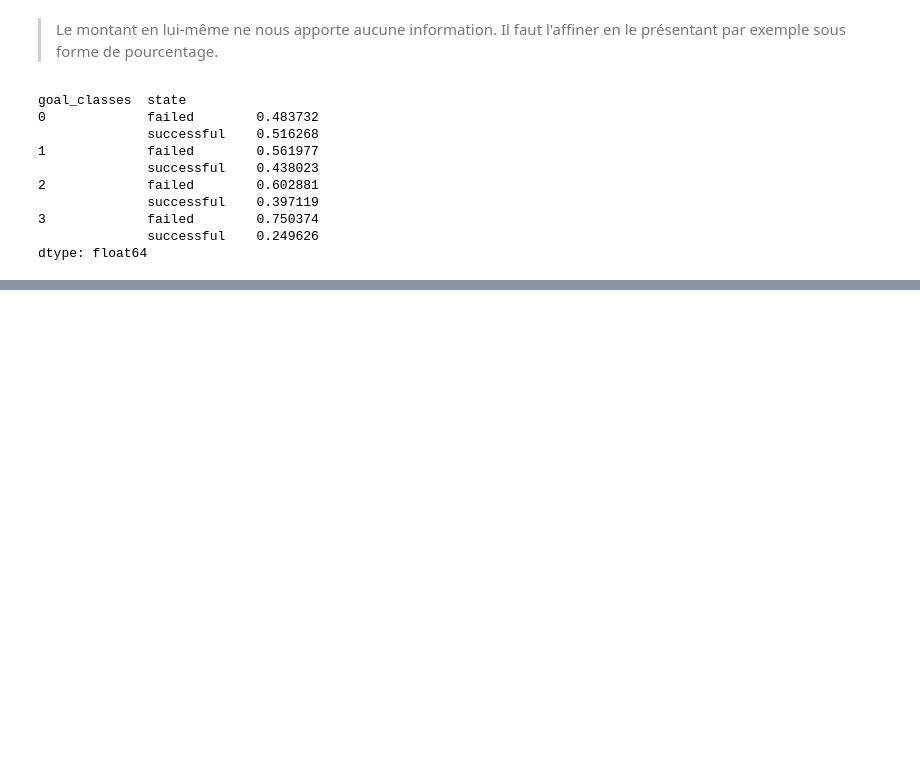
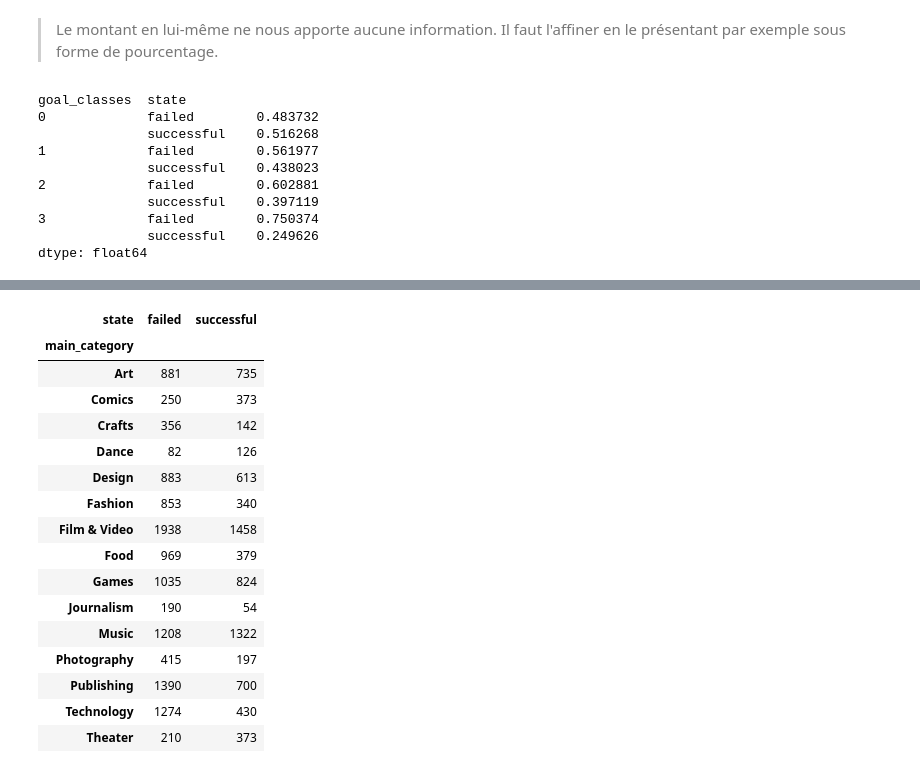
Before and after one commit to 0Jay03/Apprentissage-Python, a Jupyter notebook: EDA pc.ipynb, the cells around one changed output, grey strips where cells are left out. Cells and saved outputs as stored; diff of their text form; code cells hidden in the pictures; blank space fills up the shorter version.

```diff
--- a/EDA pc.ipynb
+++ b/EDA pc.ipynb
@@ -539,0 +818,21 @@ dtype: float64
+# %%
+table = pd.crosstab(df['main_category'], df['state'])
+table
+# %% [output]
+| state | failed | successful |
+| main_category |  |  |
+| Art | 881 | 735 |
+| Comics | 250 | 373 |
+| Crafts | 356 | 142 |
+| Dance | 82 | 126 |
+| Design | 883 | 613 |
+| Fashion | 853 | 340 |
+| Film & Video | 1938 | 1458 |
+| Food | 969 | 379 |
+| Games | 1035 | 824 |
+| Journalism | 190 | 54 |
+| Music | 1208 | 1322 |
+| Photography | 415 | 197 |
+| Publishing | 1390 | 700 |
+| Technology | 1274 | 430 |
+| Theater | 210 | 373 |
```
Also changed, not shown: parts of 45 cells of this notebook, 1 other file.
